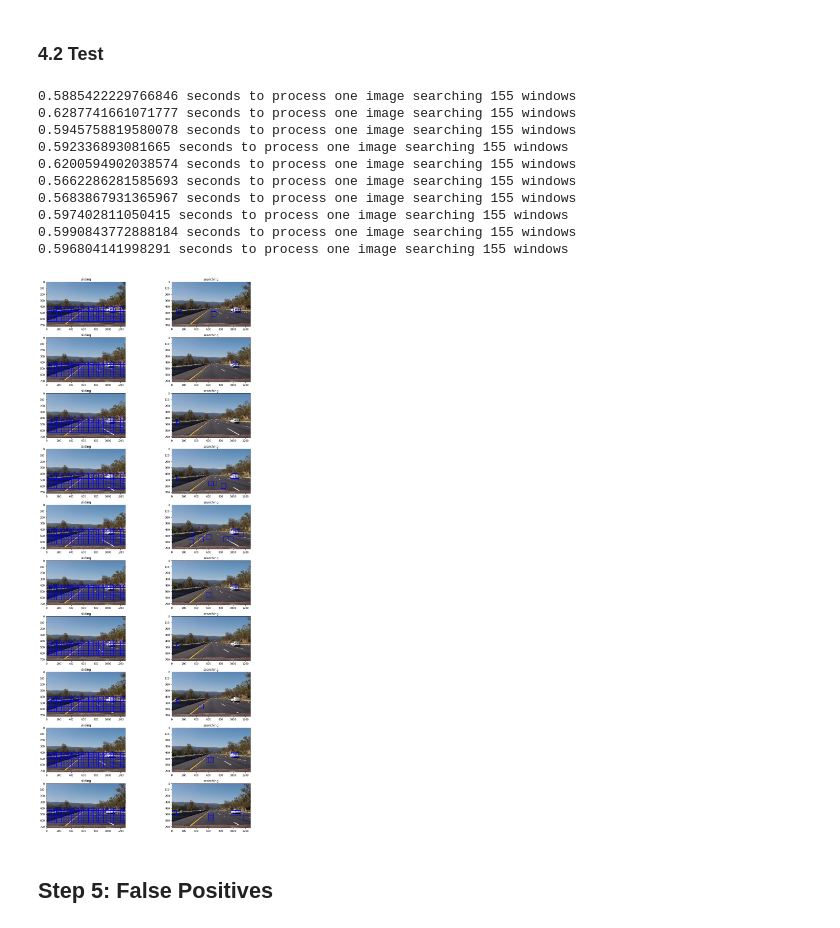
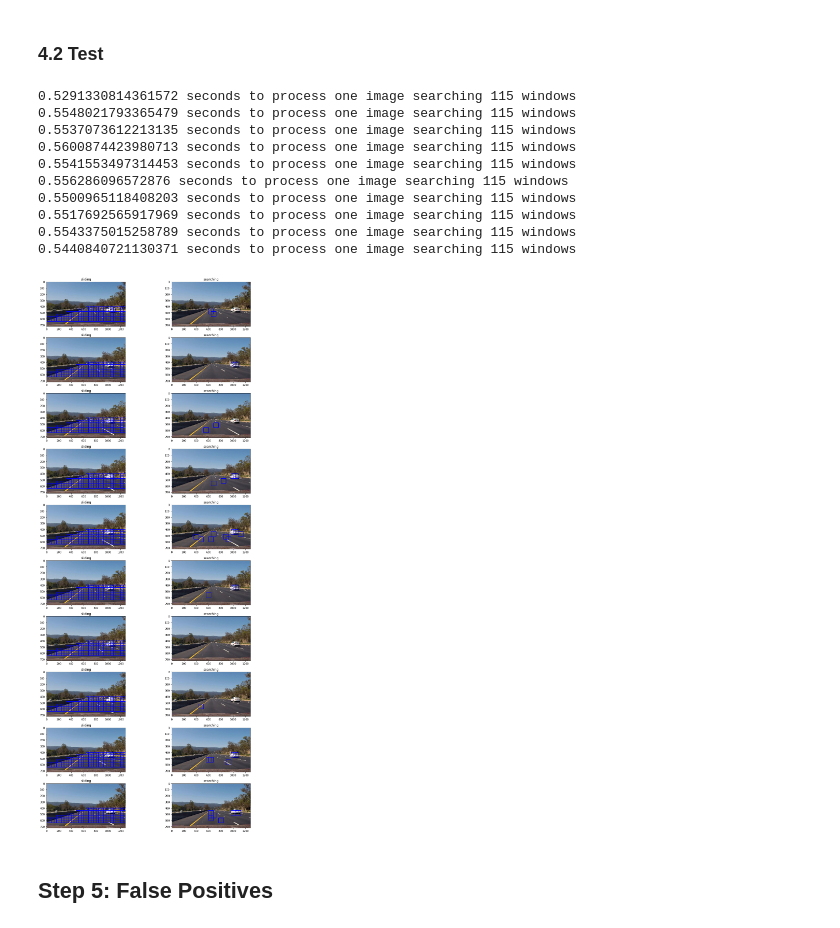
Before and after one commit to lelordoftech/CarND-Vehicle-Detection, a Jupyter notebook: Vehicle-Detection.ipynb, the cells around one changed output. Cells and saved outputs as stored; diff of their text form; code cells hidden in the pictures.

Commit message:
Update sliding function to searching just in Trapezoid region of interest to filter vehicle in other lane in the left side

```diff
--- a/Vehicle-Detection.ipynb
+++ b/Vehicle-Detection.ipynb
@@ -341,7 +341,7 @@ y = np.hstack((np.ones(len(car_features)), np.zeros(len(notcar_features))))
 # Split up data into randomized training and test sets
 rand_state = np.random.randint(0, 100)
 X_train, X_test, y_train, y_test = train_test_split(
-    scaled_X, y, test_size=0.2, random_state=rand_state)
+    scaled_X, y, test_size=0.1, random_state=rand_state)
 
 print('Training data length:', len(y_train))
 print('Testing data length:', len(y_test))
@@ -639,45 +690,45 @@ for img_src in test_images:
     #           cv2.imread() (0-255)
     # Using:    mpimg.imread jpg (0-255)
     img = img.astype(np.float32)/255
 
-    windows = slide_window(img, x_start_stop=[None, None], y_start_stop=[y_start, y_stop],
+    windows = slide_window(img, x_start_stop=[640, None], y_start_stop=[y_start, y_stop],
                     xy_window=(80, 80), xy_overlap=(overlap, overlap))
 
     hot_windows = search_windows(img, windows, svc, X_scaler,
                                 x_start_stop=[None, None], y_start_stop=[y_start, y_stop],
                                 color_space=color_space,
                                 spatial_size=spatial_size, hist_bins=hist_bins,
                                 orient=orient, pix_per_cell=pix_per_cell,
                                 cell_per_block=cell_per_block,
                                 hog_channel=hog_channel, spatial_feat=spatial_feat,
                                 hist_feat=hist_feat, hog_feat=hog_feat)
 
     sliding_img = draw_boxes(copy_img, windows, color=(0, 0, 255), thick=6)
     window_img = draw_boxes(copy_img, hot_windows, color=(0, 0, 255), thick=6)
     images.append(sliding_img)
     images.append(window_img)
     titles.append('sliding')
     titles.append('searching')
     print(time.time()-t1, 'seconds to process one image searching', len(windows), 'windows')
 
 cv2.imwrite('output_images/sliding_windows.png', cv2.cvtColor(images[0], cv2.COLOR_RGB2BGR))
 fig = plt.figure(figsize=(15,30))#, dpi=300)
 visualize(fig, 10, 2, images, titles)
 fig.tight_layout()
 # Save to local disk
 plt.savefig('output_images/sliding_window.png')
 # %% [output]
-0.5885422229766846 seconds to process one image searching 155 windows
-0.6287741661071777 seconds to process one image searching 155 windows
-0.5945758819580078 seconds to process one image searching 155 windows
-0.592336893081665 seconds to process one image searching 155 windows
-0.6200594902038574 seconds to process one image searching 155 windows
-0.5662286281585693 seconds to process one image searching 155 windows
-0.5683867931365967 seconds to process one image searching 155 windows
-0.597402811050415 seconds to process one image searching 155 windows
-0.5990843772888184 seconds to process one image searching 155 windows
-0.596804141998291 seconds to process one image searching 155 windows
+0.5291330814361572 seconds to process one image searching 115 windows
+0.5548021793365479 seconds to process one image searching 115 windows
+0.5537073612213135 seconds to process one image searching 115 windows
+0.5600874423980713 seconds to process one image searching 115 windows
+0.5541553497314453 seconds to process one image searching 115 windows
+0.556286096572876 seconds to process one image searching 115 windows
+0.5500965118408203 seconds to process one image searching 115 windows
+0.5517692565917969 seconds to process one image searching 115 windows
+0.5543375015258789 seconds to process one image searching 115 windows
+0.5440840721130371 seconds to process one image searching 115 windows
-[figure, old version]
+[figure, new version]
 # %% [markdown]
 ## Step 5: False Positives
 # %% [markdown]
```
Also changed, not shown: parts of 11 cells of this notebook, 10 other files.
